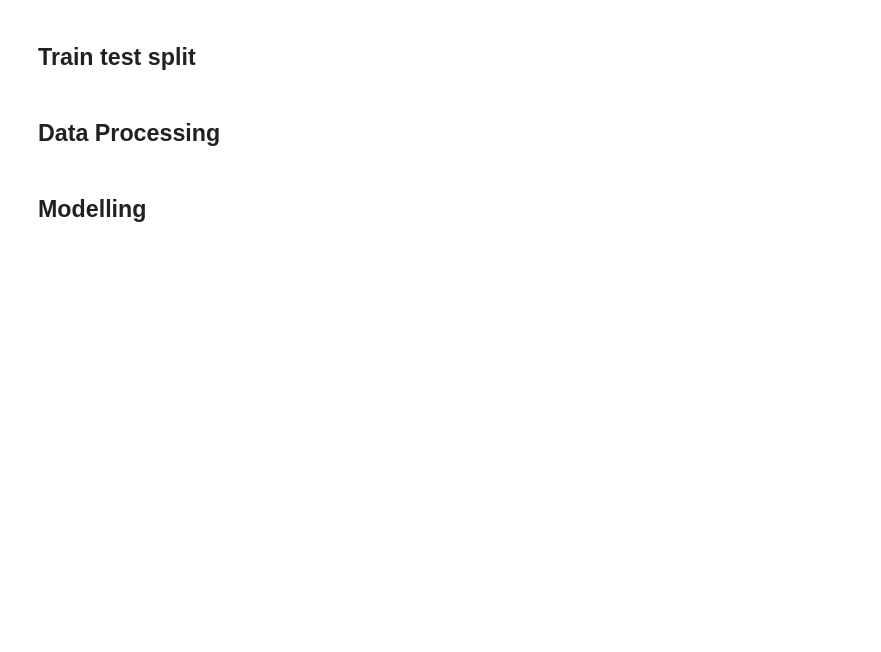
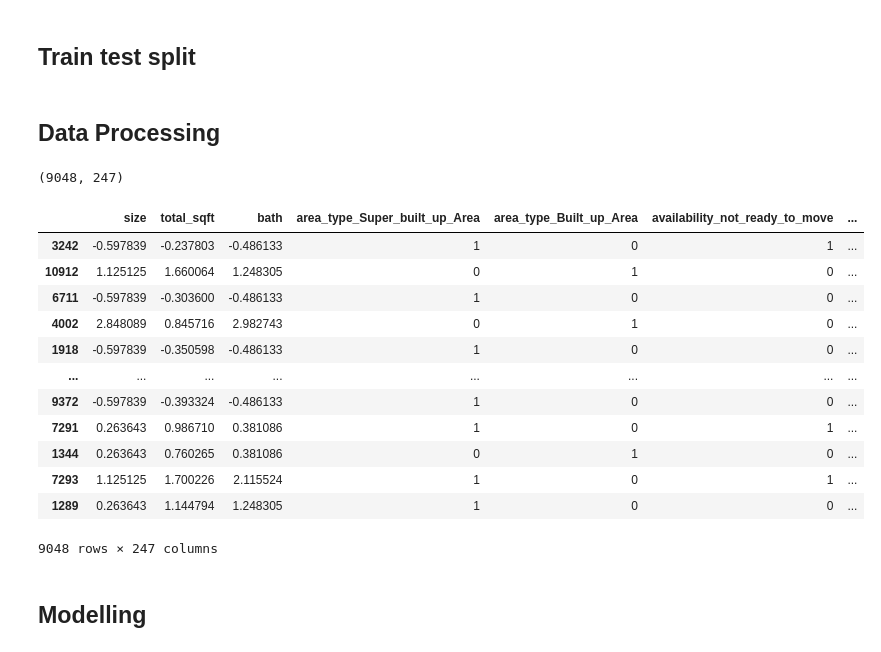
Before and after one commit to hfung4/Data-Projects, a Jupyter notebook: bangalore_home_price_prediction/home_prices_research/notebooks/02- modelling.ipynb, the cells around one changed output. Drawn from its saved outputs; the diff is of its cells as text; code cells hidden in the pictures; blank space fills up the shorter version.

Commit message:
Added new data processing steps and retrained model for bangalore_home_price_prediction research

```diff
--- a/bangalore_home_price_prediction/home_prices_research/notebooks/02- modelling.ipynb
+++ b/bangalore_home_price_prediction/home_prices_research/notebooks/02- modelling.ipynb
@@ -59,6 +67,9 @@ from home_price_analysis import __version__
 ## Import data
 # %%
 raw = dm.load_dataset(file_name=config.app_config.RAW_DATA_FILE)
+# %%
+# preprocess data
+raw=dm.preprocess_data(raw)
 # %% [markdown]
 ## Train test split
 # %%
@@ -73,10 +84,6 @@ for train_index, test_index in split.split(X=raw):
    # We only have one set of train and test index since we only have 1 fold
     train_set = raw.loc[train_index]
     test_set = raw.loc[test_index]
-# %%
-# Perform data preprocessing for size and total_sqft separately for the train and test set
-train_set = dm.preprocess_data(train_set)
-test_set = dm.preprocess_data(test_set)
 # %%
 # separate out the features dataframe and outcome series
 X_train = train_set[config.model_config.FEATURES]
@@ -106,6 +113,24 @@ y_train.to_csv(Path(PROCESSED_DATA_DIR,"y_train_processed.csv"))
 y_test.to_csv(Path(PROCESSED_DATA_DIR,"y_test_processed.csv"))
 # %%
 X_train.shape
+# %% [output]
+(9048, 247)
+# %%
+X_train
+# %% [output]
+|  | size | total_sqft | bath | area_type_Super_built_up_Area | area_type_Built_up_Area | availability_not_ready_to_move | ... |
+| 3242 | -0.597839 | -0.237803 | -0.486133 | 1 | 0 | 1 | ... |
+| 10912 | 1.125125 | 1.660064 | 1.248305 | 0 | 1 | 0 | ... |
+| 6711 | -0.597839 | -0.303600 | -0.486133 | 1 | 0 | 0 | ... |
+| 4002 | 2.848089 | 0.845716 | 2.982743 | 0 | 1 | 0 | ... |
+| 1918 | -0.597839 | -0.350598 | -0.486133 | 1 | 0 | 0 | ... |
+| ... | ... | ... | ... | ... | ... | ... | ... |
+| 9372 | -0.597839 | -0.393324 | -0.486133 | 1 | 0 | 0 | ... |
+| 7291 | 0.263643 | 0.986710 | 0.381086 | 1 | 0 | 1 | ... |
+| 1344 | 0.263643 | 0.760265 | 0.381086 | 0 | 1 | 0 | ... |
+| 7293 | 1.125125 | 1.700226 | 2.115524 | 1 | 0 | 1 | ... |
+| 1289 | 0.263643 | 1.144794 | 1.248305 | 1 | 0 | 0 | ... |
+9048 rows × 247 columns
 # %% [markdown]
 ## Modelling
 # %% [markdown]
```
Also changed, not shown: parts of 23 cells of this notebook, 7 other files.
